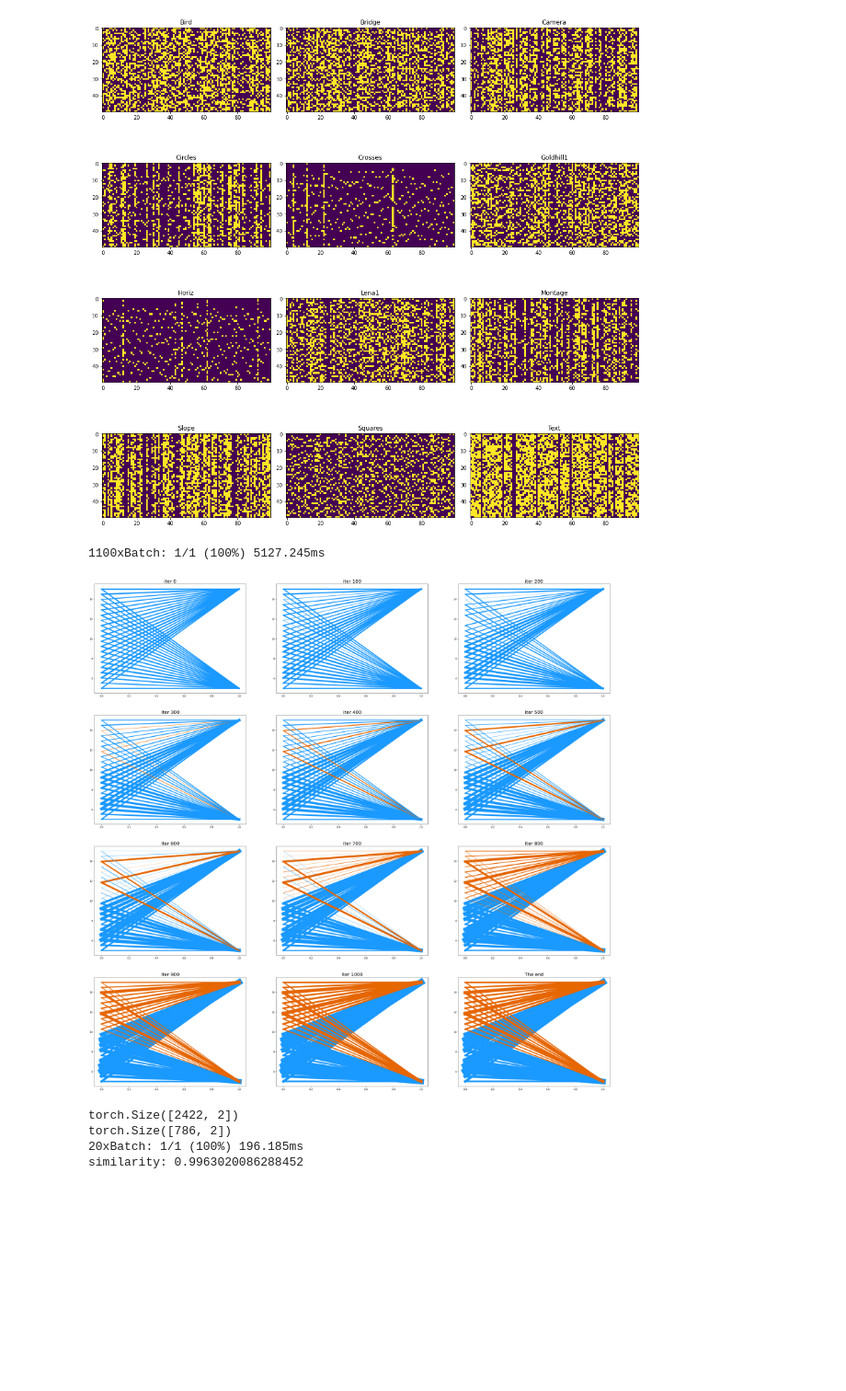
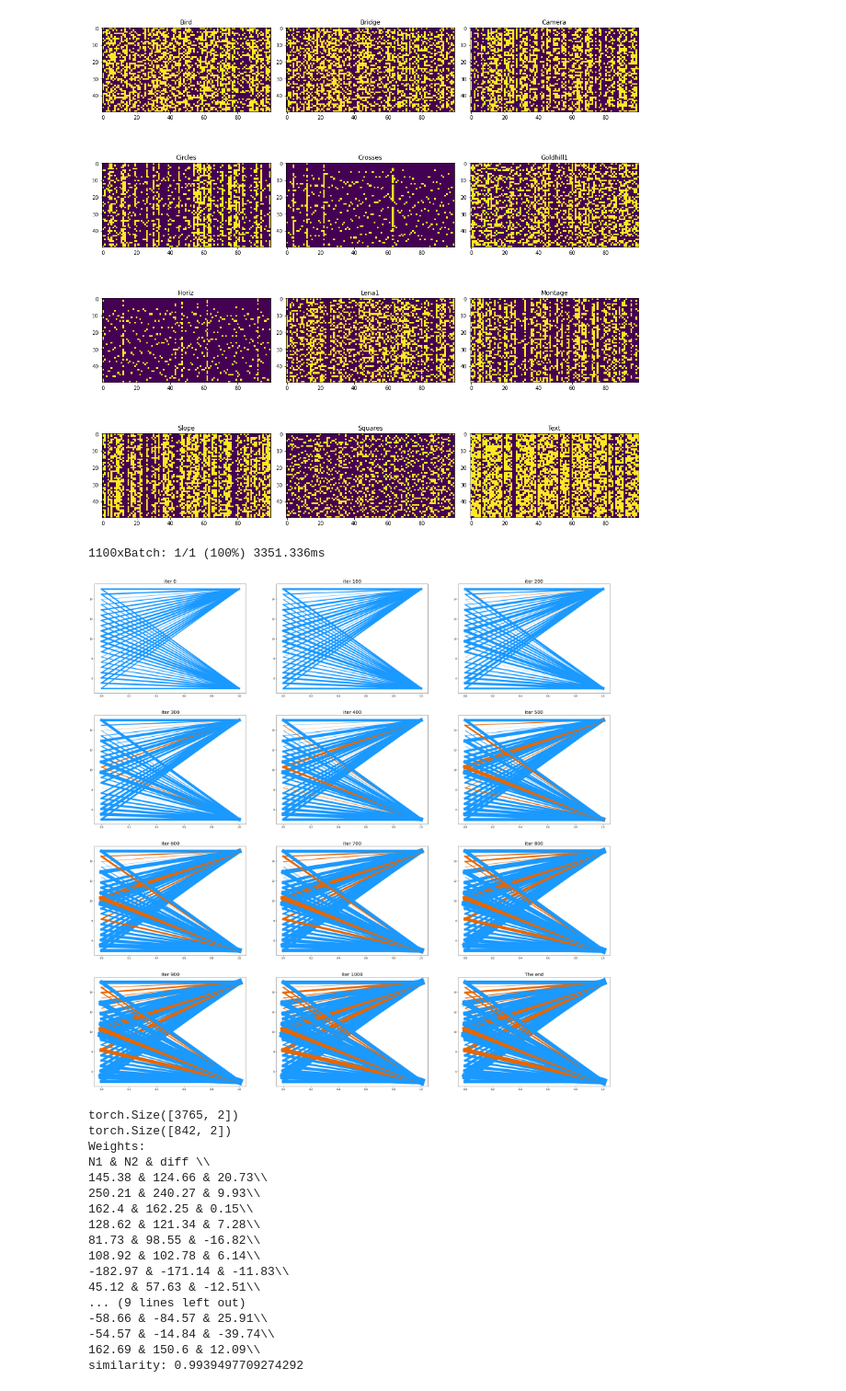
Before and after one commit to alia-asl/stdp, a Jupyter notebook: P03.ipynb, the cells around one changed output. Shown at 92% size. Cells and saved outputs as stored; diff of their text form; code cells hidden in the pictures; blank space fills up the shorter version.

```diff
--- a/P03.ipynb
+++ b/P03.ipynb
@@ -54,30 +54,45 @@ plt.show()
 # %%
 # from experiment import learnSTDP
 from stdp import STDP
 from PIL import Image
 import numpy as np
 import matplotlib.pyplot as plt
 from metrics import weights_similarity
 
-im2 = np.array(Image.open(f'images/crosses.tif'))
-im1 = np.array(Image.open(f'images/lena1.tif'))
+im1 = np.array(Image.open(f'images/crosses.tif'))
+im2 = np.array(Image.open(f'images/lena1.tif'))
 model = STDP(syn_params={'w_mean': 50, 'flat': True, 'trace_dur': 10}, N=20, fix_image=True)
 
-result = model.learn(im1, im2, intersection=0, image_dur=15, image_sleep=5, iters=1100, inp_amp=500, verbose=0, encoding='poisson', W_changes_step=100)
+result = model.learn(im1, im2, intersection=1, image_dur=15, image_sleep=5, iters=1100, inp_amp=500, verbose=0, encoding='poisson', W_changes_step=100)
 plt.show()
 print(model.ng_inp['spike', 0].shape)
 print(model.ng_out['spike', 0].shape)
 
-ng_inp, ng_out = model.test()
-
 # Similarity
+print("\33[1mWeights:")
+print("N1 & N2 & diff \\\\")
+for i in range(model.syn.W.shape[0]):
+    print(f"{round(model.syn.W[i, 0].item(), 2)} & {round(model.syn.W[i, 1].item(), 2)} & {round((model.syn.W[i, 0] - model.syn.W[i, 1]).item(), 2)}\\\\")
 print(f"similarity: {weights_similarity(model.syn.W)}")
 # %% [output]
-1100xBatch: 1/1 (100%) 5127.245ms
+1100xBatch: 1/1 (100%) 3351.336ms
-[figure, old version]
+[figure, new version]
-torch.Size([2422, 2])
-torch.Size([786, 2])
-20xBatch: 1/1 (100%) 196.185ms
-similarity: 0.9963020086288452
+torch.Size([3765, 2])
+torch.Size([842, 2])
+Weights:
+N1 & N2 & diff \\
+145.38 & 124.66 & 20.73\\
+250.21 & 240.27 & 9.93\\
+162.4 & 162.25 & 0.15\\
+128.62 & 121.34 & 7.28\\
+81.73 & 98.55 & -16.82\\
+108.92 & 102.78 & 6.14\\
+-182.97 & -171.14 & -11.83\\
+45.12 & 57.63 & -12.51\\
+... (9 lines left out)
+-58.66 & -84.57 & 25.91\\
+-54.57 & -14.84 & -39.74\\
+162.69 & 150.6 & 12.09\\
+similarity: 0.9939497709274292
 # %%
 import torch
```
Also changed, not shown: parts of 2 cells of this notebook, 11 other files.
